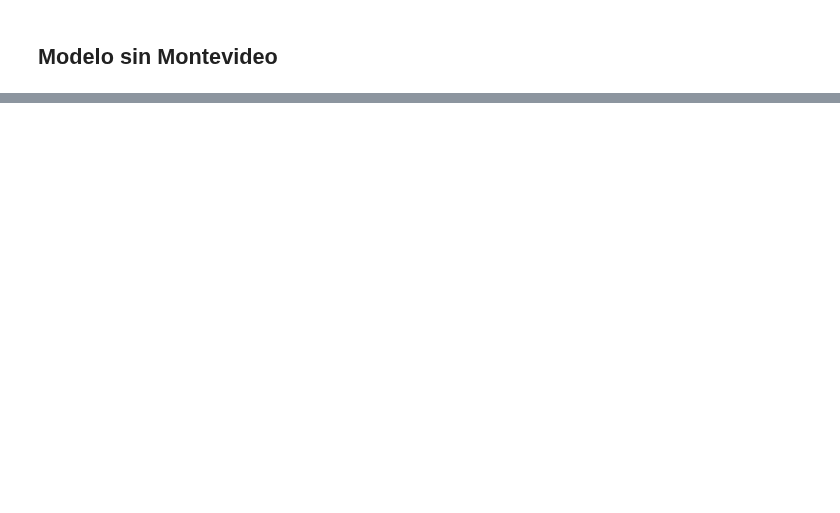
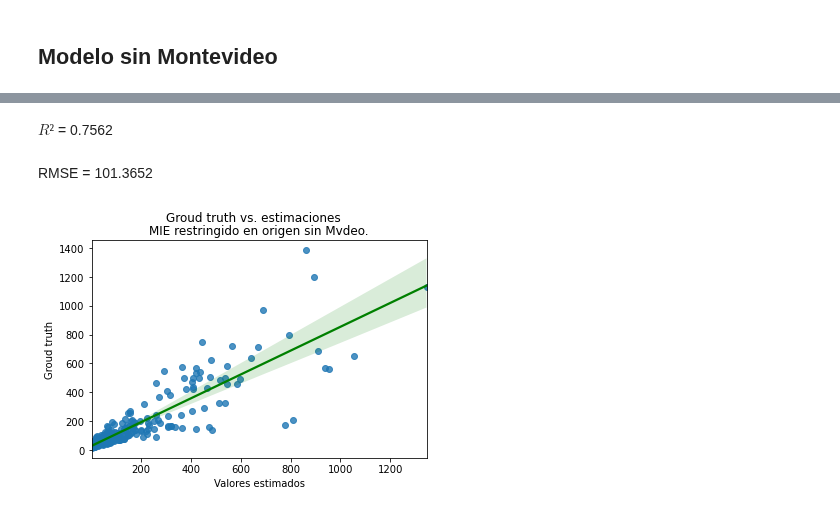
Before and after one commit to guillermodangelo/tesis, a Jupyter notebook: 07-MIE_departamentos_concreto.ipynb, the cells around one changed output, grey strips where cells are left out. Drawn from its saved outputs; the diff is of its cells as text; code cells hidden in the pictures; blank space fills up the shorter version.

```diff
--- a/07-MIE_departamentos_concreto.ipynb
+++ b/07-MIE_departamentos_concreto.ipynb
@@ -67,8 +121,7 @@ personas_mig ~ nom_depto_orig + dummy_limit
 """
 
 # entrena y ajusta el modelo
-family = sm.families.Poisson()
-prodSim = smf.glm(formula=formula, data=dd_deptos_no_mvo, family = family).fit()
+prodSim = smf.glm(formula=formula, data=dd_deptos_no_mvo, family=f).fit()
 
 # resultados
 prodSim.summary()
@@ -77,2 +155,15 @@ print_scores_simple(dd_deptos_no_mvo.personas_mig, prodSim.predict())
+# %%
+actual_counts = dd_deptos_no_mvo.personas_mig
+predicted_counts = prodSim.predict()
+
+print_scores_simple(actual_counts, predicted_counts)
+
+
+subtitle = 'MIE restringido en origen sin Mvdeo.'
+plot_gt(actual_counts, predicted_counts, title, subtitle)
+# %% [output]
+$R²$ = 0.7562
+RMSE = 101.3652
+[figure, added]
 # %%
 prodSim.save("modelos/restringido_origen_noMVO.pickle")
```
Also changed, not shown: parts of 9 cells of this notebook, 9 other files.
